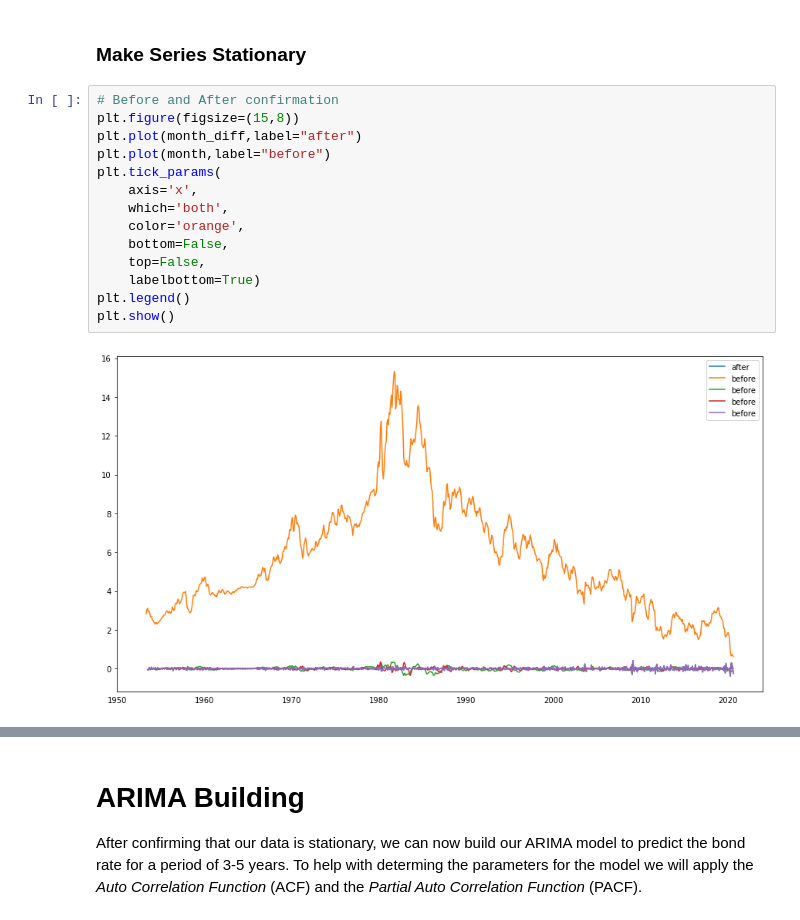
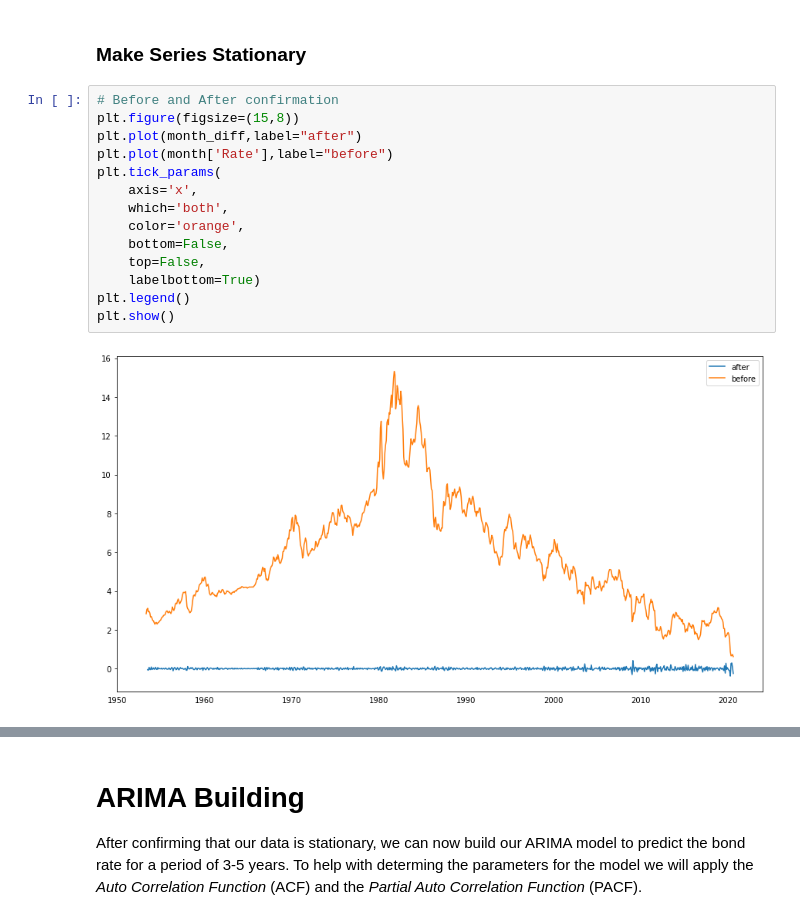
Before and after one commit to techthumb1/time_series_analysis, a Jupyter notebook: notebooks/time-series-arima.ipynb, the cells around one changed output, grey strips where cells are left out. Saved outputs shown, nothing was run; the diff lists cells and outputs as text.

```diff
--- a/notebooks/time-series-arima.ipynb
+++ b/notebooks/time-series-arima.ipynb
@@ -234,16 +221,16 @@ dtype: float64
 # %%
 # Before and After confirmation
 plt.figure(figsize=(15,8))
 plt.plot(month_diff,label="after")
-plt.plot(month,label="before")
+plt.plot(month['Rate'],label="before")
 plt.tick_params(
     axis='x',
     which='both',
     color='orange',
     bottom=False,
     top=False,
     labelbottom=True)
 plt.legend()
 plt.show()
 # %% [output]
-[figure, old version]
+[figure, new version]
```
Also changed, not shown: parts of 22 cells of this notebook, 2 other files.
